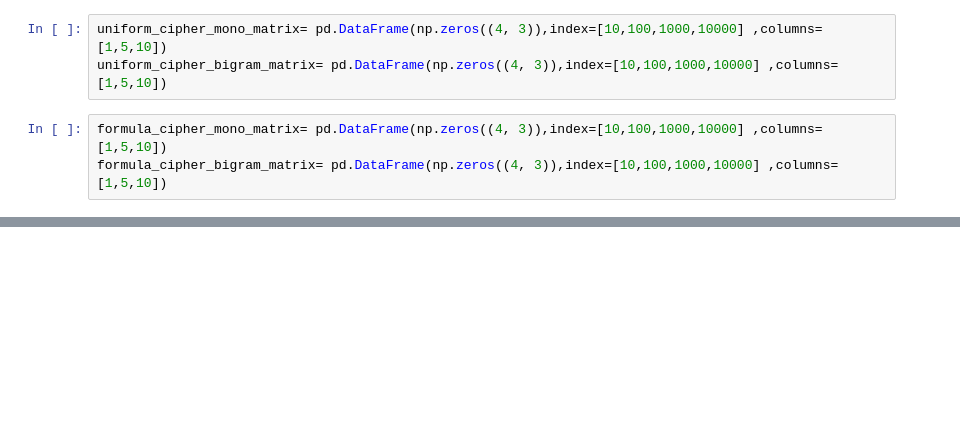
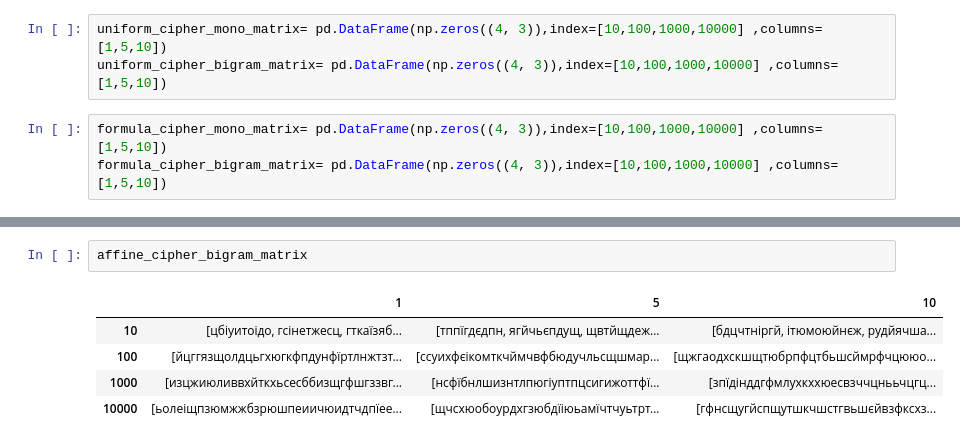
Before and after one commit to andrew-kolomiets/Cryptanalysis, a Jupyter notebook: Lab-2/code.ipynb, the cells around one changed output, grey strips where cells are left out. Drawn from its saved outputs; the diff is of its cells as text; blank space fills up the shorter version.

```diff
--- a/Lab-2/code.ipynb
+++ b/Lab-2/code.ipynb
@@ -220,0 +290,8 @@ formula_cipher_bigram_matrix= pd.DataFrame(np.zeros((4, 3)),index=[10,100,1000,1
+# %%
+affine_cipher_bigram_matrix
+# %% [output]
+|  | 1 | 5 | 10 |
+| 10 | [цбіуитоідо, гсінетжесц, гткаїзяб... | [тппїгдєдпн, ягйчьєпдущ, щвтйщдеж... | [бдцчтніргй, ітюмоюйнєж, рудйячша... |
+| 100 | [йцггязщолдцьгхюгкфпдунфїртлнжтзт... | [ссуихфєікомткчймчвфбюдучльсщшмар... | [щжгаодхскшщтюбрпфцтбьшсймрфчцююо... |
+| 1000 | [изцжиюливвхйткхьсесббизщгфшгззвг... | [нсфїбнлшизнтлпюгіуптпцсигижоттфї... | [зпїдінддгфмлухкххюесвзччцнььчцгц... |
+| 10000 | [ьолеіщпзюмжжбзрюшпеиичюидтчдпїее... | [щчсхюобоурдхгзюбдїіюьамїчтчуьтрт... | [гфнсщугйспщутшкчшстгвьшєйвзфксхз... |
```
Also changed, not shown: parts of 12 cells of this notebook.
